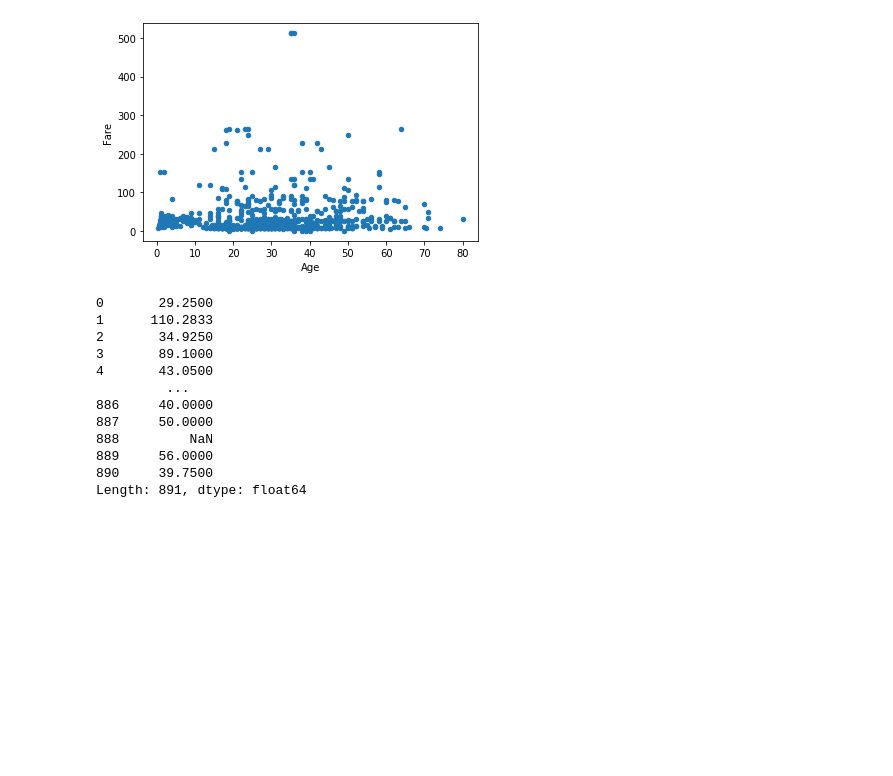
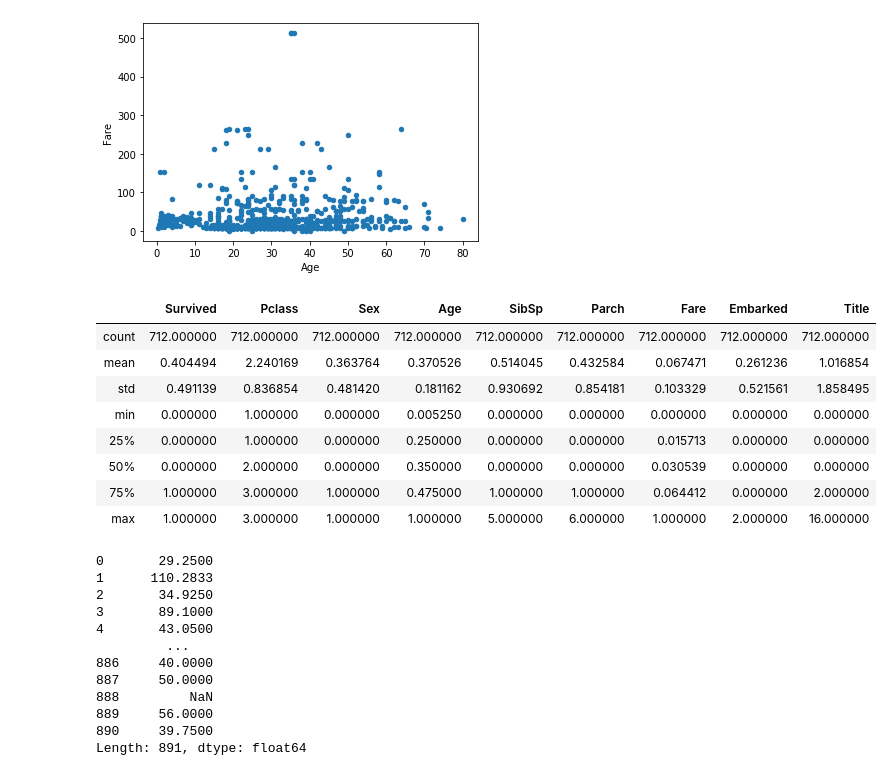
Before and after one commit to komi24/cours211019, a Jupyter notebook: titanic.ipynb, the cells around one changed output. Drawn from its saved outputs; the diff is of its cells as text; code cells hidden in the pictures; blank space fills up the shorter version.

```diff
--- a/titanic.ipynb
+++ b/titanic.ipynb
@@ -99,28 +99,43 @@ df.plot.scatter("Age", "Fare")
 # %%
 import pandas as pd
 
 df = pd.read_csv("train.csv")
 df.describe()
 df.count()
-df.drop(columns=["Cabin", "Ticket"], inplace=True)
+df.drop(columns=["Cabin", "Ticket", "PassengerId"], inplace=True)
 df.count()
 df.dtypes
 df["Sex"] = df["Sex"].map({"female": 1, "male": 0})
 df.dtypes
 # Transformez Embarked en integer
 df["Embarked"] = df["Embarked"].map({"S": 0, "C": 1, "Q": 2})
 df.Name
 
 def extract_title(name):
     return re.findall(", ([^.]*)\.", name)[0]
 
 df["Title"] = df["Name"].map(extract_title)
 
 titles = list(df.Title.unique())
 
 df.Title = df.Title.map(lambda t : titles.index(t))
 df.drop(columns=["Name"], inplace=True)
 df.dropna(inplace=True)
+
+# Normalization
+df["Age"] = df["Age"] / df["Age"].max()
+df["Fare"] = df["Fare"] / df["Fare"].max()
+df.describe()
+# %% [output]
+|  | Survived | Pclass | Sex | Age | SibSp | Parch | Fare | Embarked | Title |
+| count | 712.000000 | 712.000000 | 712.000000 | 712.000000 | 712.000000 | 712.000000 | 712.000000 | 712.000000 | 712.000000 |
+| mean | 0.404494 | 2.240169 | 0.363764 | 0.370526 | 0.514045 | 0.432584 | 0.067471 | 0.261236 | 1.016854 |
+| std | 0.491139 | 0.836854 | 0.481420 | 0.181162 | 0.930692 | 0.854181 | 0.103329 | 0.521561 | 1.858495 |
+| min | 0.000000 | 1.000000 | 0.000000 | 0.005250 | 0.000000 | 0.000000 | 0.000000 | 0.000000 | 0.000000 |
+| 25% | 0.000000 | 1.000000 | 0.000000 | 0.250000 | 0.000000 | 0.000000 | 0.015713 | 0.000000 | 0.000000 |
+| 50% | 0.000000 | 2.000000 | 0.000000 | 0.350000 | 0.000000 | 0.000000 | 0.030539 | 0.000000 | 0.000000 |
+| 75% | 1.000000 | 3.000000 | 1.000000 | 0.475000 | 1.000000 | 1.000000 | 0.064412 | 0.000000 | 2.000000 |
+| max | 1.000000 | 3.000000 | 1.000000 | 1.000000 | 5.000000 | 6.000000 | 1.000000 | 2.000000 | 16.000000 |
 # %%
 df["Age"] + df["Fare"] * df["Age"] + df["Sex"]
 
```
Also changed, not shown: parts of 7 cells of this notebook, 9 other files.
